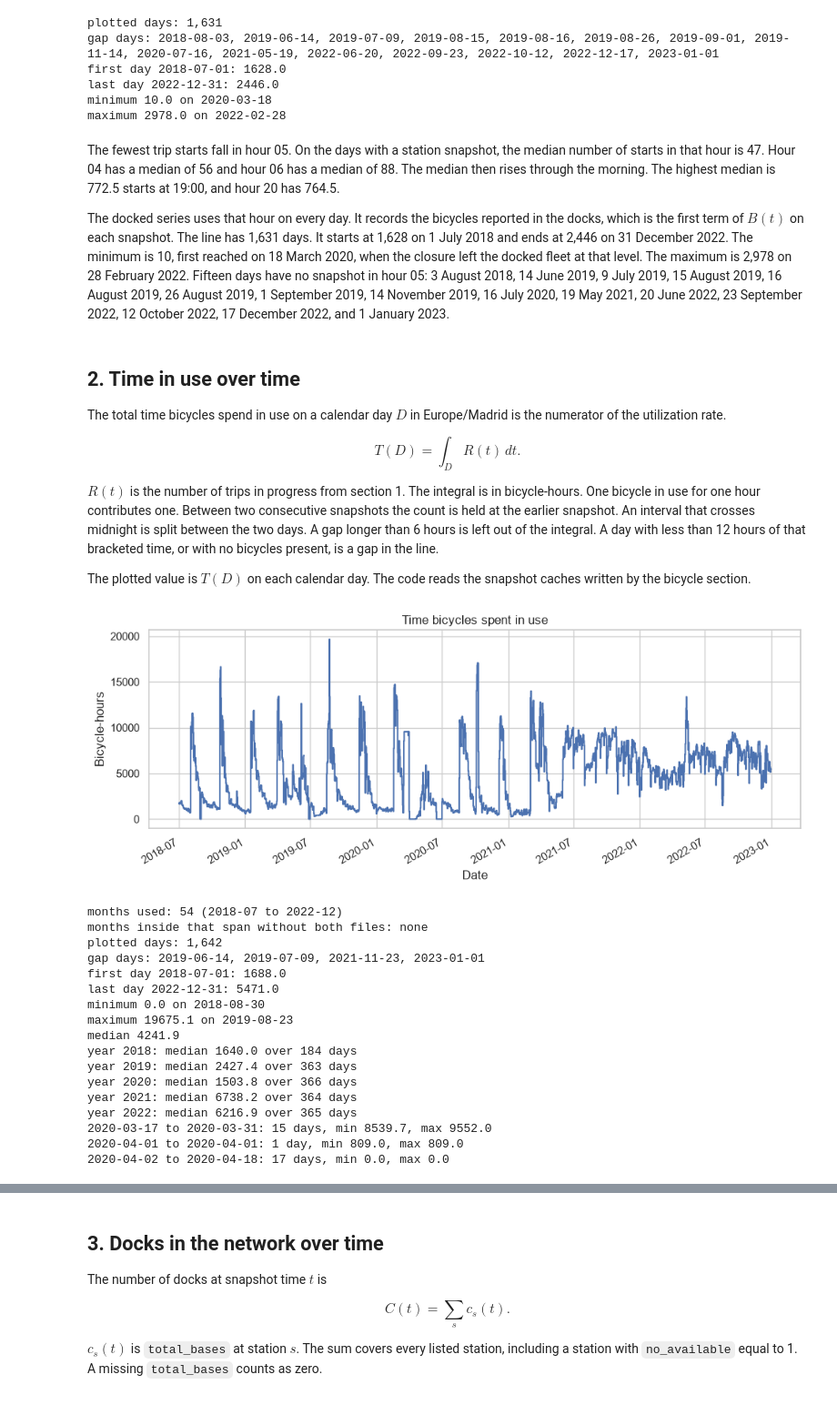
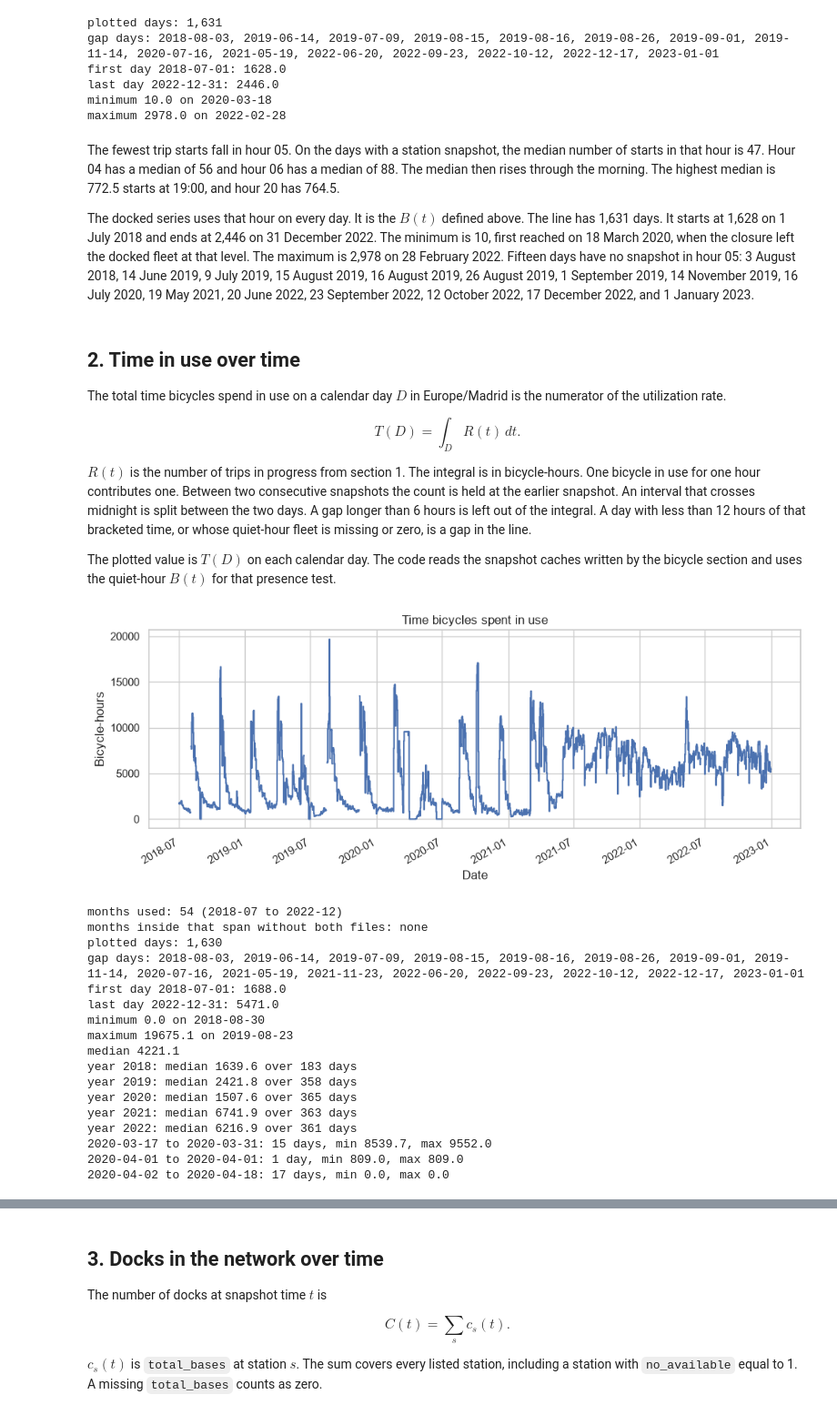
Before and after one commit to sergiozurron/BicimadOperations, a Jupyter notebook: bicimad_infrastructure_evolution.ipynb, the cells around one changed output, grey strips where cells are left out. Shown at 91% size. Saved outputs shown, nothing was run; the diff lists cells and outputs as text; code cells hidden in the pictures.

```diff
--- a/bicimad_infrastructure_evolution.ipynb
+++ b/bicimad_infrastructure_evolution.ipynb
@@ -779,7 +787,7 @@ maximum 2978.0 on 2022-02-28
 # %% [markdown]
 The fewest trip starts fall in hour 05. On the days with a station snapshot, the median number of starts in that hour is 47. Hour 04 has a median of 56 and hour 06 has a median of 88. The median then rises through the morning. The highest median is 772.5 starts at 19:00, and hour 20 has 764.5.
 
-The docked series uses that hour on every day. It records the bicycles reported in the docks, which is the first term of $B(t)$ on each snapshot. The line has 1,631 days. It starts at 1,628 on 1 July 2018 and ends at 2,446 on 31 December 2022. The minimum is 10, first reached on 18 March 2020, when the closure left the docked fleet at that level. The maximum is 2,978 on 28 February 2022. Fifteen days have no snapshot in hour 05: 3 August 2018, 14 June 2019, 9 July 2019, 15 August 2019, 16 August 2019, 26 August 2019, 1 September 2019, 14 November 2019, 16 July 2020, 19 May 2021, 20 June 2022, 23 September 2022, 12 October 2022, 17 December 2022, and 1 January 2023.
+The docked series uses that hour on every day. It is the $B(t)$ defined above. The line has 1,631 days. It starts at 1,628 on 1 July 2018 and ends at 2,446 on 31 December 2022. The minimum is 10, first reached on 18 March 2020, when the closure left the docked fleet at that level. The maximum is 2,978 on 28 February 2022. Fifteen days have no snapshot in hour 05: 3 August 2018, 14 June 2019, 9 July 2019, 15 August 2019, 16 August 2019, 26 August 2019, 1 September 2019, 14 November 2019, 16 July 2020, 19 May 2021, 20 June 2022, 23 September 2022, 12 October 2022, 17 December 2022, and 1 January 2023.
 # %% [markdown]
 ## 2. Time in use over time
 
@@ -789,11 +797,13 @@ $$
 T(D) = \int_D R(t)\,dt.
 $$
 
-$R(t)$ is the number of trips in progress from section 1. The integral is in bicycle-hours. One bicycle in use for one hour contributes one. Between two consecutive snapshots the count is held at the earlier snapshot. An interval that crosses midnight is split between the two days. A gap longer than 6 hours is left out of the integral. A day with less than 12 hours of that bracketed time, or with no bicycles present, is a gap in the line.
+$R(t)$ is the number of trips in progress from section 1. The integral is in bicycle-hours. One bicycle in use for one hour contributes one. Between two consecutive snapshots the count is held at the earlier snapshot. An interval that crosses midnight is split between the two days. A gap longer than 6 hours is left out of the integral. A day with less than 12 hours of that bracketed time, or whose quiet-hour fleet is missing or zero, is a gap in the line.
 
-The plotted value is $T(D)$ on each calendar day. The code reads the snapshot caches written by the bicycle section.
+The plotted value is $T(D)$ on each calendar day. The code reads the snapshot caches written by the bicycle section and uses the quiet-hour $B(t)$ for that presence test.
 # %%
 import json
+
+QUIET_HOUR = 5  # hour h* from the quiet-hour chart
 
 months = discover_months(cfg)["both"]
 if not months:
@@ -821,18 +831,25 @@ for month in months:
         raise RuntimeError(
             f"{month}: bicycle snapshot cache is stale. Run the bicycle section first."
         )
-    frames.append(pd.read_parquet(cache, columns=["ts", "n_riding", "n_bikes"]))
+    frames.append(pd.read_parquet(cache, columns=["ts", "n_riding", "n_docked"]))
 
 snapshots = pd.concat(frames, ignore_index=True)
+local = snapshots["ts"].dt.tz_convert(MADRID_TZ)
+snapshots["date"] = local.dt.floor("D")
+quiet = snapshots.loc[local.dt.hour.eq(QUIET_HOUR)]
+daily_b = quiet.groupby("date")["n_docked"].median()
+snapshots["n_bikes"] = snapshots["date"].map(daily_b)
 daily = daily_presence_utilization(
     snapshots,
     tz=MADRID_TZ,
     max_gap=pd.Timedelta(hours=6),
 )
-local_day = snapshots["ts"].dt.tz_convert(MADRID_TZ).dt.floor("D")
-calendar = pd.date_range(local_day.min(), local_day.max(), freq="D", tz=MADRID_TZ)
+calendar = pd.date_range(
+    snapshots["date"].min(), snapshots["date"].max(), freq="D", tz=MADRID_TZ
+)
 plot = daily.set_index("date").reindex(calendar)
-eligible = plot["covered_hours"].ge(12) & plot["present_hours"].gt(0)
+fleet = daily_b.reindex(calendar)
+eligible = plot["covered_hours"].ge(12) & fleet.gt(0)
 used = plot["used_hours"].where(eligible)
 
 fig, ax = plt.subplots()
@@ -847,48 +864,48 @@ plt.show()
 present = used.dropna()
 gaps = [ts.strftime("%Y-%m-%d") for ts in used.index[used.isna()]]
 span = pd.period_range(months[0], months[-1], freq="M")
 inside_missing = [str(period) for period in span if str(period) not in set(months)]
 print(f"months used: {len(months)} ({months[0]} to {months[-1]})")
 print("months inside that span without both files:", inside_missing or "none")
 print(f"plotted days: {len(present):,}")
 print("gap days:", ", ".join(gaps) if gaps else "none")
 print(f"first day {present.index[0].strftime('%Y-%m-%d')}: {present.iloc[0]:.1f}")
 print(f"last day {present.index[-1].strftime('%Y-%m-%d')}: {present.iloc[-1]:.1f}")
 print(f"minimum {present.min():.1f} on {present.idxmin().strftime('%Y-%m-%d')}")
 print(f"maximum {present.max():.1f} on {present.idxmax().strftime('%Y-%m-%d')}")
 print(f"median {present.median():.1f}")
 for year, group in present.groupby(present.index.year):
     print(f"year {year}: median {group.median():.1f} over {len(group)} days")
 
 
 def _window(start, end):
     sl = present.loc[start:end]
     noun = "day" if len(sl) == 1 else "days"
     print(
         f"{start} to {end}: {len(sl)} {noun}, "
         f"min {sl.min():.1f}, max {sl.max():.1f}"
     )
 
 
 _window("2020-03-17", "2020-03-31")
 _window("2020-04-01", "2020-04-01")
 _window("2020-04-02", "2020-04-18")
 # %% [output]
-[figure, old version]
+[figure, new version]
 months used: 54 (2018-07 to 2022-12)
 months inside that span without both files: none
-plotted days: 1,642
-gap days: 2019-06-14, 2019-07-09, 2021-11-23, 2023-01-01
+plotted days: 1,630
+gap days: 2018-08-03, 2019-06-14, 2019-07-09, 2019-08-15, 2019-08-16, 2019-08-26, 2019-09-01, 2019-11-14, 2020-07-16, 2021-05-19, 2021-11-23, 2022-06-20, 2022-09-23, 2022-10-12, 2022-12-17, 2023-01-01
 first day 2018-07-01: 1688.0
 last day 2022-12-31: 5471.0
 minimum 0.0 on 2018-08-30
 maximum 19675.1 on 2019-08-23
-median 4241.9
-year 2018: median 1640.0 over 184 days
-year 2019: median 2427.4 over 363 days
-year 2020: median 1503.8 over 366 days
-year 2021: median 6738.2 over 364 days
-year 2022: median 6216.9 over 365 days
+median 4221.1
+year 2018: median 1639.6 over 183 days
+year 2019: median 2421.8 over 358 days
+year 2020: median 1507.6 over 365 days
+year 2021: median 6741.9 over 363 days
+year 2022: median 6216.9 over 361 days
 2020-03-17 to 2020-03-31: 15 days, min 8539.7, max 9552.0
 2020-04-01 to 2020-04-01: 1 day, min 809.0, max 809.0
 2020-04-02 to 2020-04-18: 17 days, min 0.0, max 0.0
```
Also changed, not shown: parts of 8 cells of this notebook.
